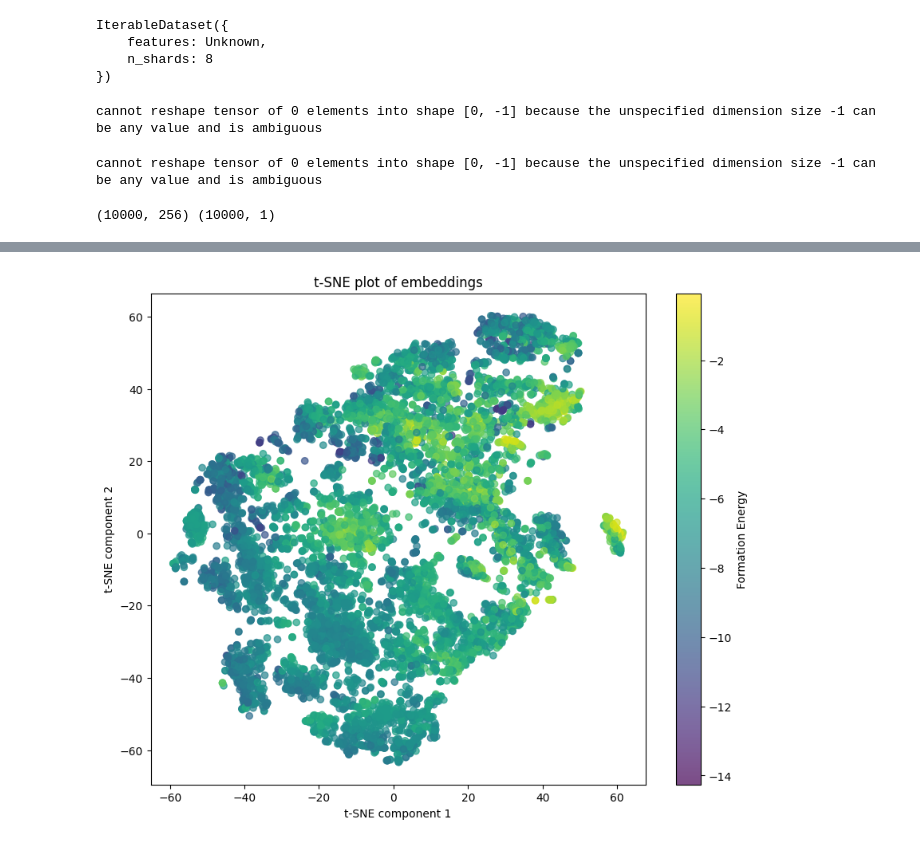
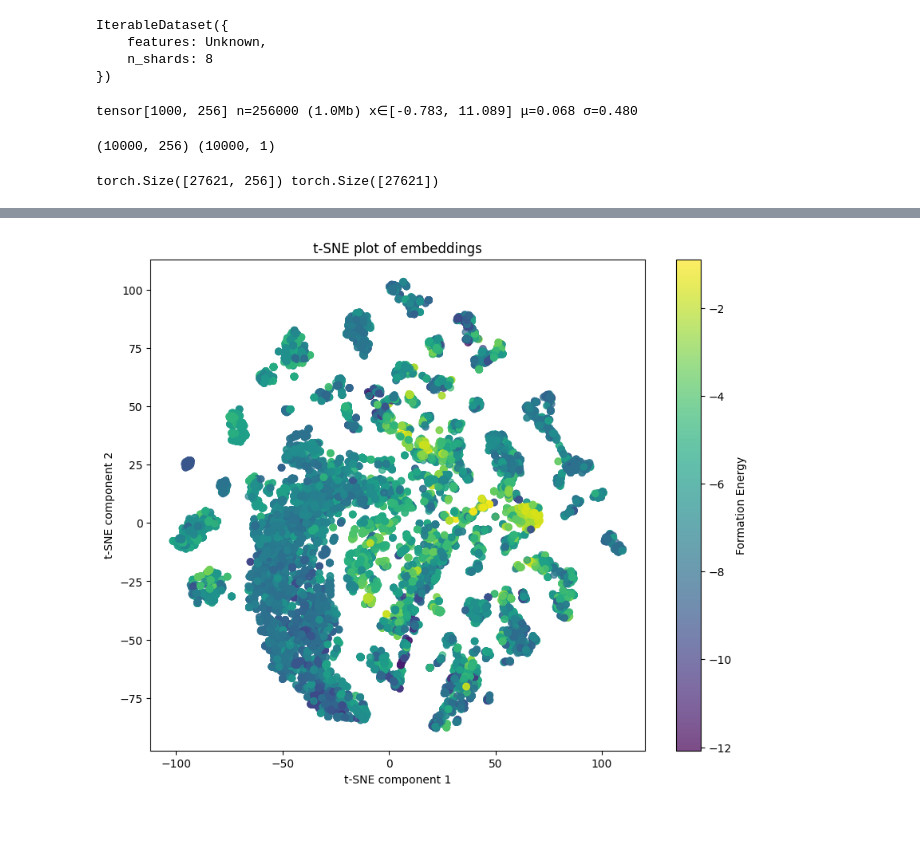
Before and after one commit to nimashoghi/jmp-backbone, a Jupyter notebook: notebooks/tsne copy.ipynb, the cells around one changed output, grey strips where cells are left out. Cells and saved outputs as stored; diff of their text form; code cells hidden in the pictures.

```diff
--- a/notebooks/tsne copy.ipynb
+++ b/notebooks/tsne copy.ipynb
@@ -7,12 +7,22 @@ os.environ["CUDA_VISIBLE_DEVICES"] = "0"
 # %%
 import nshconfig_extra as CE
 
+import jmp.configs as jc
 from jmp.lightning_module import Module
 
 ckpt_path = CE.CachedPath(
     uri="hf://nimashoghi/mptrj-alex-omat24-jmp-s-1our3wgd/checkpoints/last/epoch1-step172332.ckpt"
 )
 
+
+def update_hparams(config):
+    config.pretrained_ckpt = CE.CachedPath(uri="/mnt/shared/checkpoints/jmp-s.pt")
+    config.energy_referencer = jc.PerAtomReferencerConfig.linear_reference(
+        "mptrj-salex"
+    )
+    return config
+
+
 # Load the model from the checkpoint
-module = Module.load_from_checkpoint(ckpt_path.resolve()).cuda().eval()
+module = Module.load_ckpt(ckpt_path.resolve(), update_hparams).cuda().eval()
 # %% [output]
@@ -75,7 +83,7 @@ def new_batch():
 from lightning.fabric.utilities.apply_func import move_data_to_device
 from tqdm import trange
 
-num_embeddings = 10_000
+num_embeddings = 1_000
 
 torch.no_grad().__enter__()
 
@@ -98,9 +106,10 @@ for i in trange(num_embeddings):
         except Exception as e:
             print(e)
             continue
-# %% [output]
-cannot reshape tensor of 0 elements into shape [0, -1] because the unspecified dimension size -1 can be any value and is ambiguous
-cannot reshape tensor of 0 elements into shape [0, -1] because the unspecified dimension size -1 can be any value and is ambiguous
+# %%
+print(torch.stack([embedding["energy"].mean(dim=0) for embedding in embeddings]))
+# %% [output]
+tensor[1000, 256] n=256000 (1.0Mb) x∈[-0.783, 11.089] μ=0.068 σ=0.480
 # %%
 import numpy as np
 
@@ -116,8 +125,32 @@ np.save("/mnt/shared/jmp-wbm-embeddings-omat/mptrj/labels.npy", labels)
 # %% [output]
 (10000, 256) (10000, 1)
+# %%
+import numpy as np
+
+embeddings_avg = torch.cat([embedding["energy"] for embedding in embeddings])
+labels = torch.cat(
+    [
+        torch.repeat_interleave(eform, embedding["energy"].size(0))
+        for eform, embedding in zip(eforms, embeddings)
+    ]
+)
+print(embeddings_avg.shape, labels.shape)
+
+if False:
+    # subsmaple 1000 points
+    indices = np.random.choice(len(embeddings_avg), 10000, replace=False)
+    embeddings_avg = embeddings_avg[indices]
+    labels = labels[indices]
+    print(embeddings_avg.shape, labels.shape)
+# %% [output]
+torch.Size([27621, 256]) torch.Size([27621])
 # %%
+import os
+
 import matplotlib.pyplot as plt
 from sklearn.manifold import TSNE
+
+os.environ["OMP_NUM_THREADS"] = "1"
 
 # Perform t-SNE on the embeddings
 tsne = TSNE(n_components=2, random_state=42, perplexity=100)
@@ -154 +187 @@ OpenBLAS Warning : Detect OpenMP Loop and this application may hang. Please rebu
-[figure, old version]
+[figure, new version]
```
Also changed, not shown: parts of 3 cells of this notebook, 5 other files.
